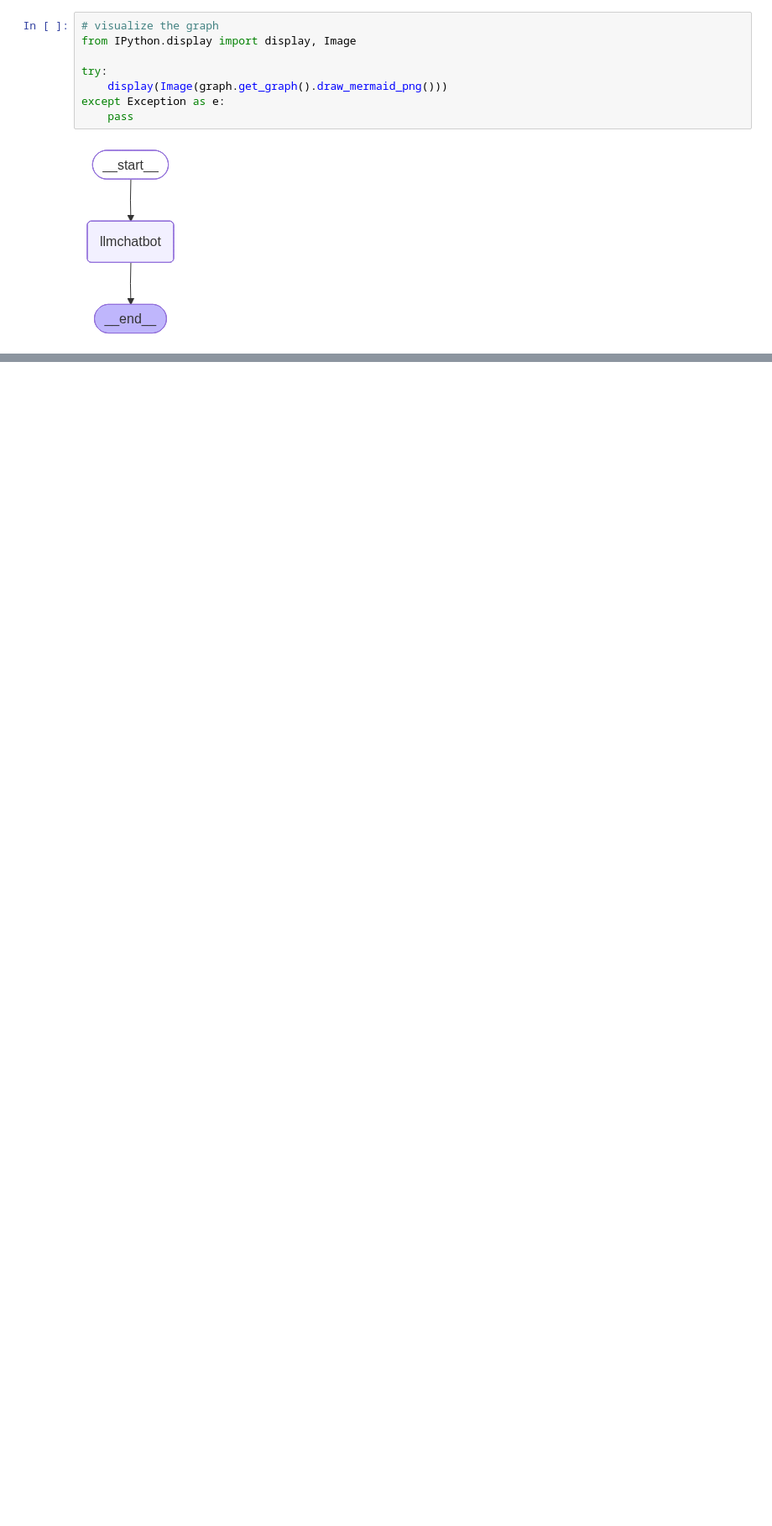
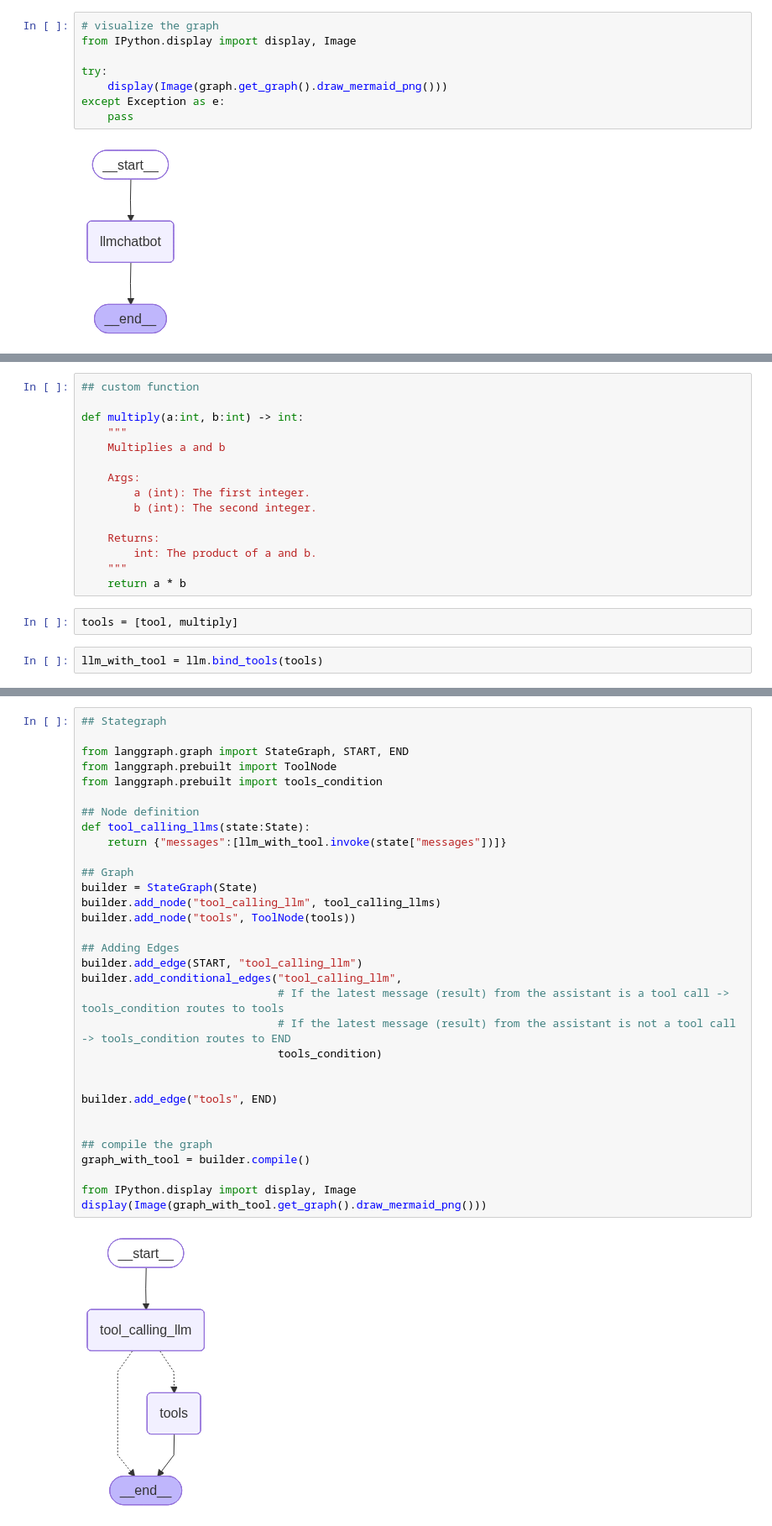
Before and after one commit to abhinav-dholi/learning-MCP-LangGraph, a Jupyter notebook: agentic-langraph/1-BasicChatbot/1-basicchatbot.ipynb, the cells around one changed output, grey strips where cells are left out. Shown at 84% size. Cells and saved outputs as stored; diff of their text form; blank space fills up the shorter version.

Commit message:
feat: add creation of llm graph with conditional tooling

```diff
--- a/agentic-langraph/1-BasicChatbot/1-basicchatbot.ipynb
+++ b/agentic-langraph/1-BasicChatbot/1-basicchatbot.ipynb
@@ -69,0 +94,19 @@ I'm doing well, thank you for asking. I'm a large language model, so I don't hav
+# %%
+## custom function
+
+def multiply(a:int, b:int) -> int:
+    """
+    Multiplies a and b
+
+    Args:
+        a (int): The first integer.
+        b (int): The second integer.
+
+    Returns:
+        int: The product of a and b.
+    """
+    return a * b
+# %%
+tools = [tool, multiply]
+# %%
+llm_with_tool = llm.bind_tools(tools)
@@ -69,0 +117,34 @@ I'm doing well, thank you for asking. I'm a large language model, so I don't hav
+# %%
+## Stategraph
+
+from langgraph.graph import StateGraph, START, END
+from langgraph.prebuilt import ToolNode
+from langgraph.prebuilt import tools_condition
+
+## Node definition
+def tool_calling_llms(state:State):
+    return {"messages":[llm_with_tool.invoke(state["messages"])]}
+
+## Graph
+builder = StateGraph(State)
+builder.add_node("tool_calling_llm", tool_calling_llms)
+builder.add_node("tools", ToolNode(tools))
+
+## Adding Edges
+builder.add_edge(START, "tool_calling_llm")
+builder.add_conditional_edges("tool_calling_llm",
+                              # If the latest message (result) from the assistant is a tool call -> tools_condition routes to tools
+                              # If the latest message (result) from the assistant is not a tool call -> tools_condition routes to END
+                              tools_condition)
+
+
+builder.add_edge("tools", END)
+
+
+## compile the graph
+graph_with_tool = builder.compile()
+
+from IPython.display import display, Image
+display(Image(graph_with_tool.get_graph().draw_mermaid_png()))
+# %% [output]
+[figure, added]
```
Also changed, not shown: parts of 13 cells of this notebook, 3 other files.
